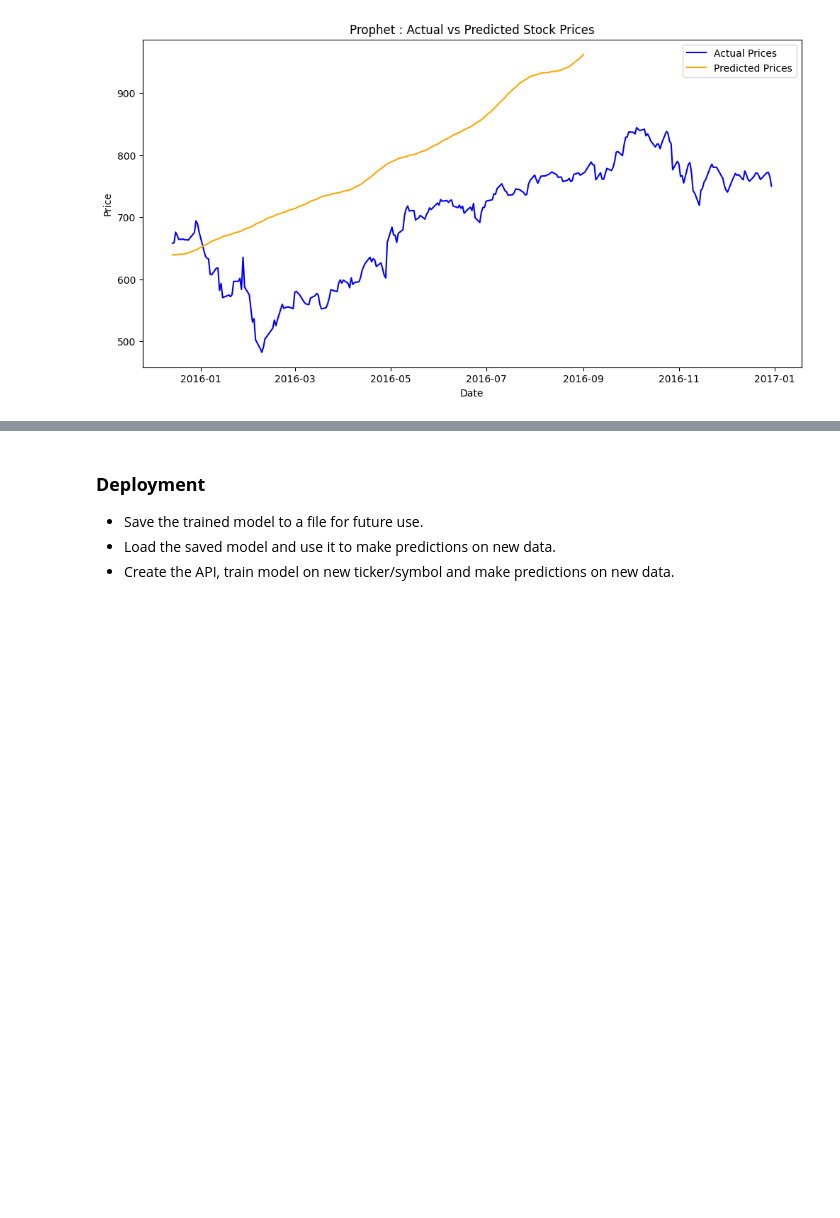
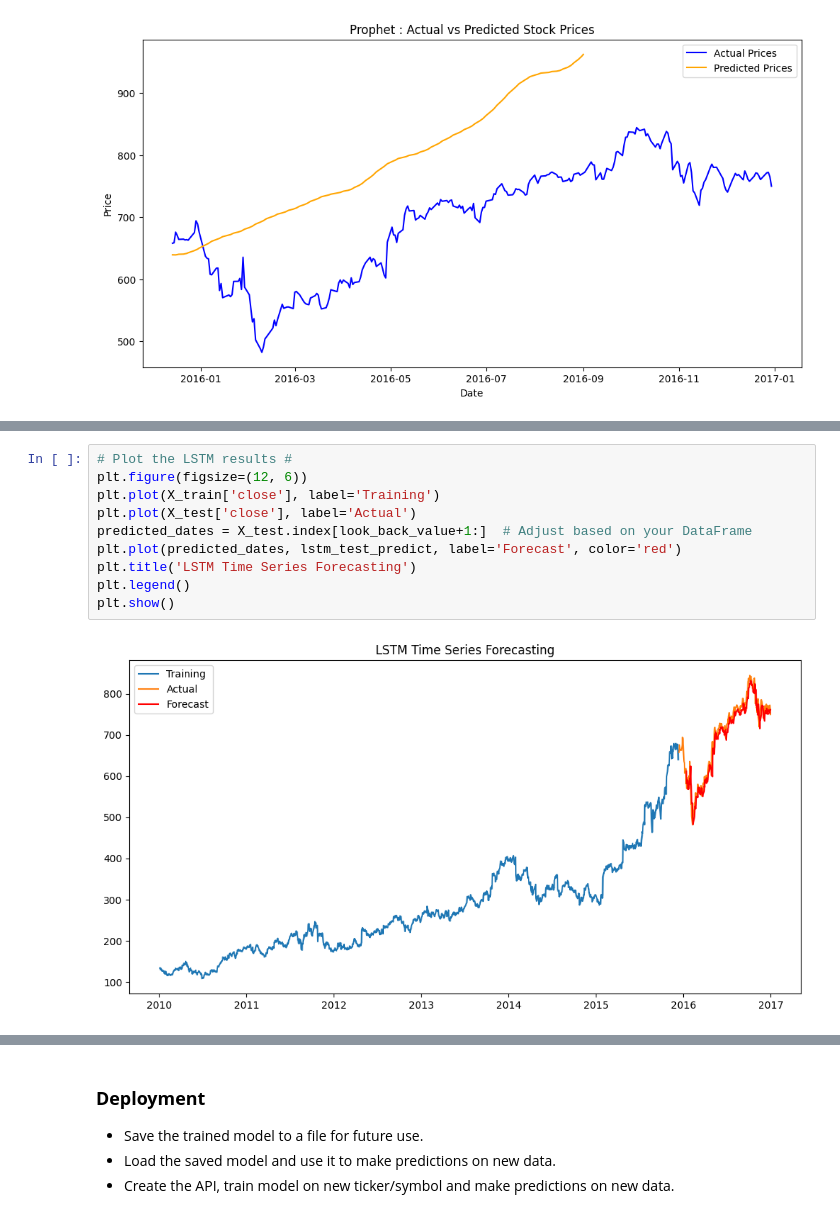
Before and after one commit to hardikszaveri/StockPriceForecasting, a Jupyter notebook: stock_price_forecasting.ipynb, the cells around one changed output, grey strips where cells are left out. Saved outputs shown, nothing was run; the diff lists cells and outputs as text; blank space fills up the shorter version.

```diff
--- a/stock_price_forecasting.ipynb
+++ b/stock_price_forecasting.ipynb
@@ -978,0 +1126,12 @@ plt.show()
+# %%
+# Plot the LSTM results #
+plt.figure(figsize=(12, 6))
+plt.plot(X_train['close'], label='Training')
+plt.plot(X_test['close'], label='Actual')
+predicted_dates = X_test.index[look_back_value+1:]  # Adjust based on your DataFrame
+plt.plot(predicted_dates, lstm_test_predict, label='Forecast', color='red')
+plt.title('LSTM Time Series Forecasting')
+plt.legend()
+plt.show()
+# %% [output]
+[figure, added]
```
Also changed, not shown: parts of 21 cells of this notebook.
